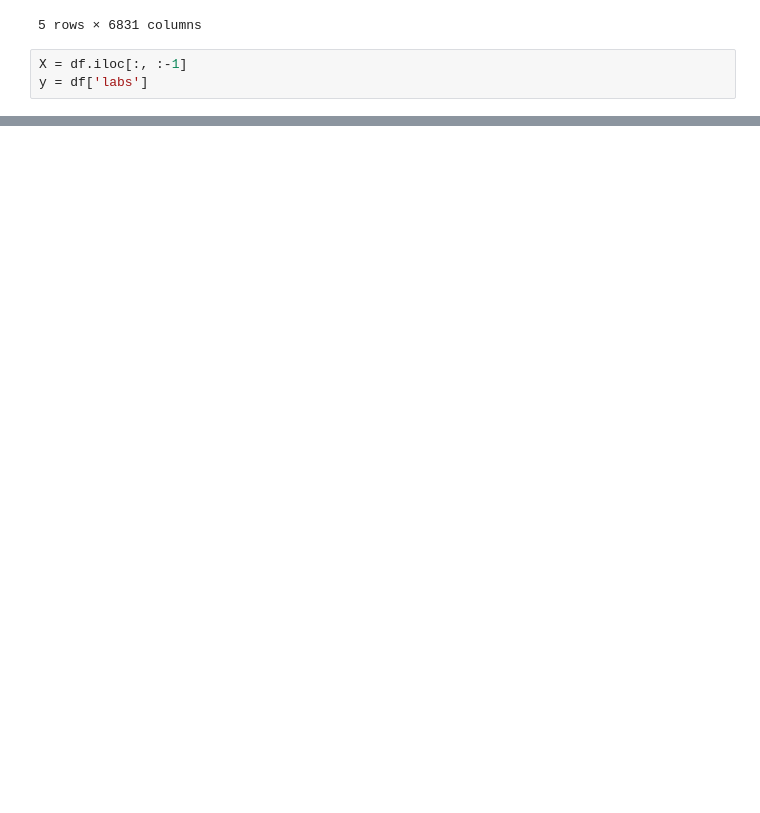
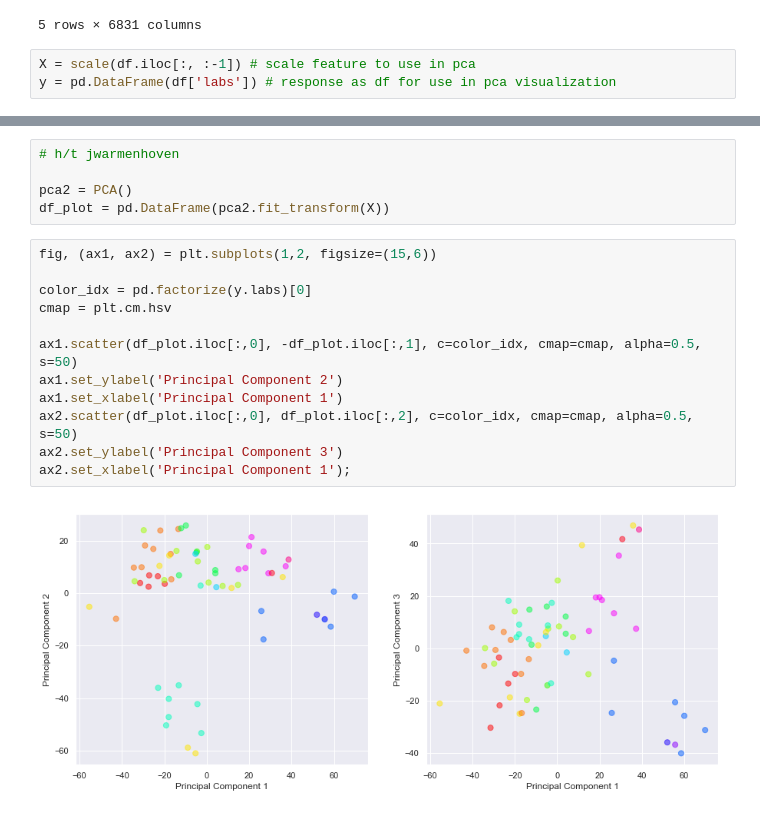
Before and after one commit to DTRuiz/ISLpy, a Jupyter notebook: Chapter10_notes.ipynb, the cells around one changed output, grey strips where cells are left out. Cells and saved outputs as stored; diff of their text form; blank space fills up the shorter version.

```diff
--- a/Chapter10_notes.ipynb
+++ b/Chapter10_notes.ipynb
@@ -345,6 +345,6 @@ Shape of dataframe: (64, 6831)
 | 4 | 0.485000 | -0.465000 | 0.395000 | 0.905000 | 0.200000 | -5.000000e-03 | 0.085000 | 0.110000 | 0.235000 | 1.490019 | ... | ... |
 5 rows × 6831 columns
 # %%
-X = df.iloc[:, :-1]
-y = df['labs']
+X = scale(df.iloc[:, :-1]) # scale feature to use in pca
+y = pd.DataFrame(df['labs']) # response as df for use in pca visualization
 # %%
@@ -365,3 +365,22 @@ MCF7D-repro    1
 K562B-repro    1
 MCF7A-repro    1
 Name: labs, dtype: int64
+# %%
+# h/t jwarmenhoven
+
+pca2 = PCA()
+df_plot = pd.DataFrame(pca2.fit_transform(X))
+# %%
+fig, (ax1, ax2) = plt.subplots(1,2, figsize=(15,6))
+
+color_idx = pd.factorize(y.labs)[0]
+cmap = plt.cm.hsv
+
+ax1.scatter(df_plot.iloc[:,0], -df_plot.iloc[:,1], c=color_idx, cmap=cmap, alpha=0.5, s=50)
+ax1.set_ylabel('Principal Component 2')
+ax1.set_xlabel('Principal Component 1')
+ax2.scatter(df_plot.iloc[:,0], df_plot.iloc[:,2], c=color_idx, cmap=cmap, alpha=0.5, s=50)
+ax2.set_ylabel('Principal Component 3')
+ax2.set_xlabel('Principal Component 1');
+# %% [output]
+[figure, added]
```
Also changed, not shown: parts of 18 cells of this notebook.
